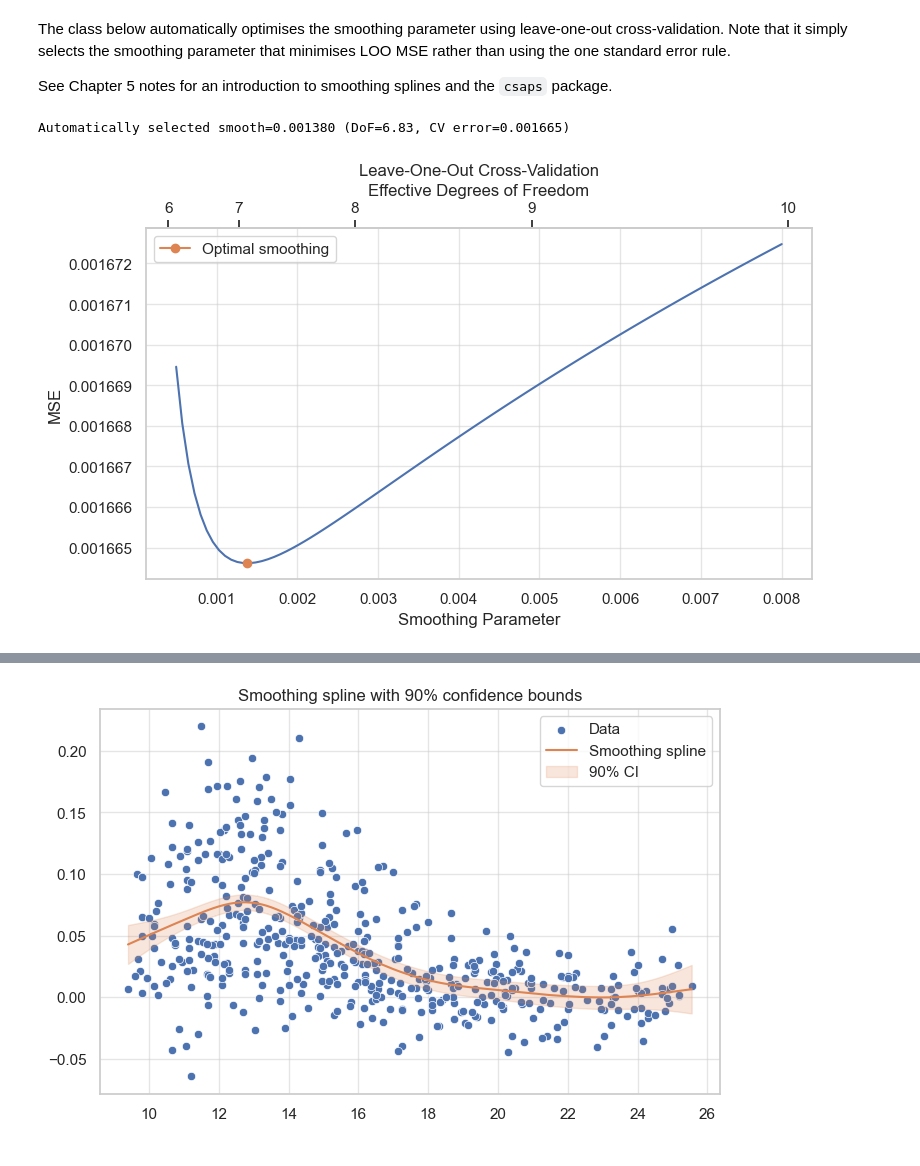
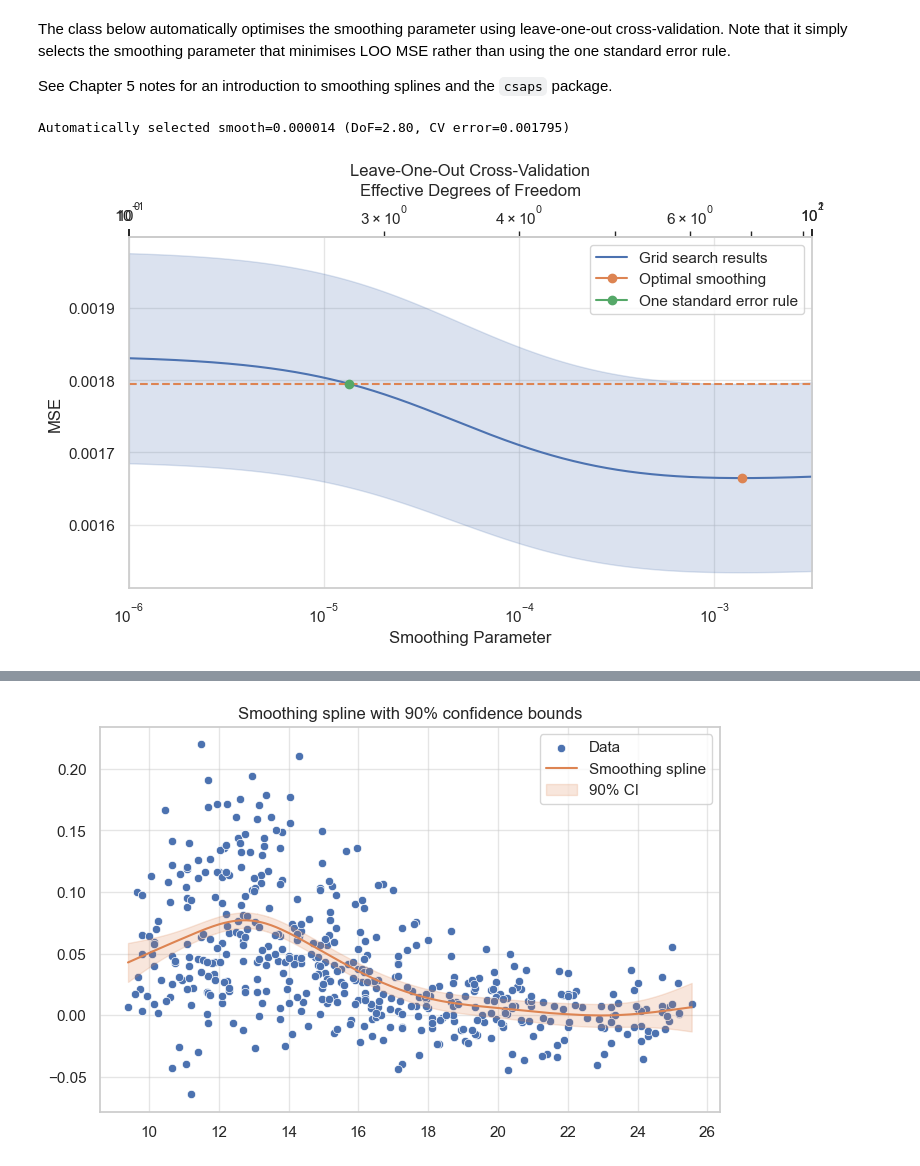
Before and after one commit to chris-leonard/elements-of-statistical-learning, a Jupyter notebook: chapter-8/chapter-8-exercises.ipynb, the cells around one changed output, grey strips where cells are left out. Cells and saved outputs as stored; diff of their text form; code cells hidden in the pictures.

```diff
--- a/chapter-8/chapter-8-exercises.ipynb
+++ b/chapter-8/chapter-8-exercises.ipynb
@@ -262,10 +331,0 @@ class SmoothingSpline():
-# %%
-smoothing_spline_model = SmoothingSpline(bone_data['age'], bone_data['spnbmd'])
-
-smooth_values = np.linspace(0.0005, 0.008, 100)
-_, _, ax = smoothing_spline_model.perform_grid_search(smooth_values)
-ax.plot(smoothing_spline_model.smooth, smoothing_spline_model.cv_error, marker='o', label="Optimal smoothing")
-ax.legend();
-# %% [output]
-Automatically selected smooth=0.001380 (DoF=6.83, CV error=0.001665)
-[figure, removed]
@@ -271,0 +586,9 @@ Automatically selected smooth=0.001380 (DoF=6.83, CV error=0.001665)
+# %%
+smoothing_spline_model = SmoothingSpline(bone_data['age'], bone_data['spnbmd'], one_se_rule=True)
+
+smooth_values = np.logspace(-6, -2.5, 500)
+_, _, _, ax = smoothing_spline_model.perform_grid_search(smooth_values)
+ax.set(xscale="log");
+# %% [output]
+Automatically selected smooth=0.000014 (DoF=2.80, CV error=0.001795)
+[figure, added]
```
Also changed, not shown: parts of 61 cells of this notebook.
